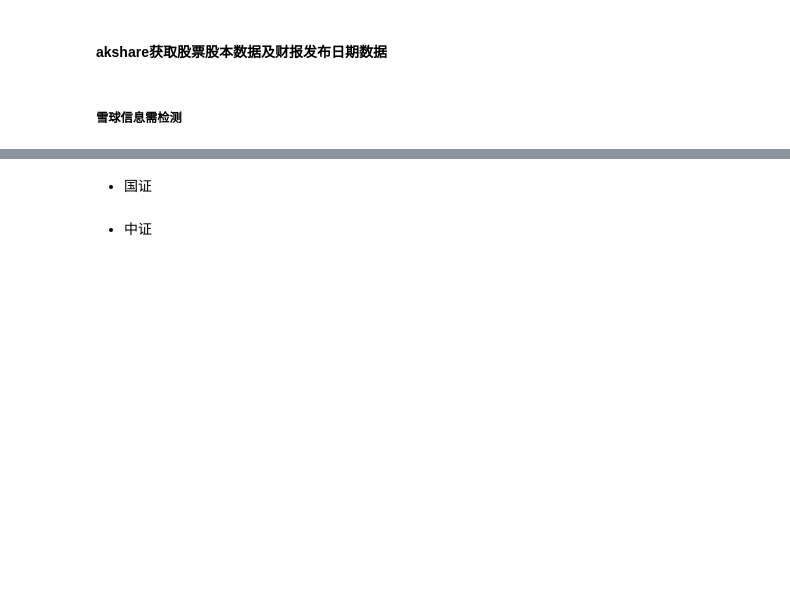
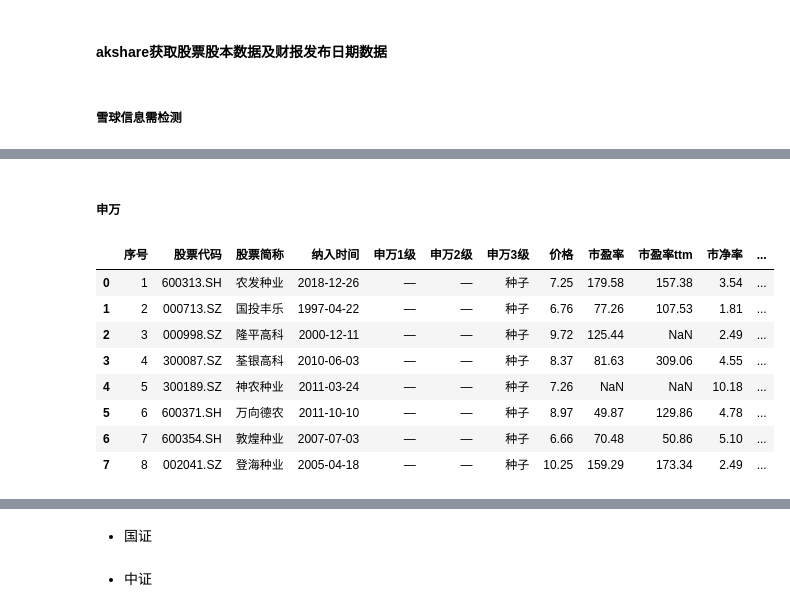
Before and after one commit to u588/app, a Jupyter notebook: AiStock/skGetStockBas.ipynb, the cells around one changed output, grey strips where cells are left out. Cells and saved outputs as stored; diff of their text form; code cells hidden in the pictures; blank space fills up the shorter version.

```diff
--- a/AiStock/skGetStockBas.ipynb
+++ b/AiStock/skGetStockBas.ipynb
@@ -20 +38,15 @@ ak.stock_individual_spot_xq(symbol='SH600489')
+# %% [markdown]
+##### 申万
+# %%
+ak.sw_index_third_cons(symbol="850111.SI")
+# %% [output]
+|  | 序号 | 股票代码 | 股票简称 | 纳入时间 | 申万1级 | 申万2级 | 申万3级 | 价格 | 市盈率 | 市盈率ttm | 市净率 | ... |
+| 0 | 1 | 600313.SH | 农发种业 | 2018-12-26 | — | — | 种子 | 7.25 | 179.58 | 157.38 | 3.54 | ... |
+| 1 | 2 | 000713.SZ | 国投丰乐 | 1997-04-22 | — | — | 种子 | 6.76 | 77.26 | 107.53 | 1.81 | ... |
+| 2 | 3 | 000998.SZ | 隆平高科 | 2000-12-11 | — | — | 种子 | 9.72 | 125.44 | NaN | 2.49 | ... |
+| 3 | 4 | 300087.SZ | 荃银高科 | 2010-06-03 | — | — | 种子 | 8.37 | 81.63 | 309.06 | 4.55 | ... |
+| 4 | 5 | 300189.SZ | 神农种业 | 2011-03-24 | — | — | 种子 | 7.26 | NaN | NaN | 10.18 | ... |
+| 5 | 6 | 600371.SH | 万向德农 | 2011-10-10 | — | — | 种子 | 8.97 | 49.87 | 129.86 | 4.78 | ... |
+| 6 | 7 | 600354.SH | 敦煌种业 | 2007-07-03 | — | — | 种子 | 6.66 | 70.48 | 50.86 | 5.10 | ... |
+| 7 | 8 | 002041.SZ | 登海种业 | 2005-04-18 | — | — | 种子 | 10.25 | 159.29 | 173.34 | 2.49 | ... |
 # %%
```
Also changed, not shown: parts of 8 cells of this notebook, 3 other files.
